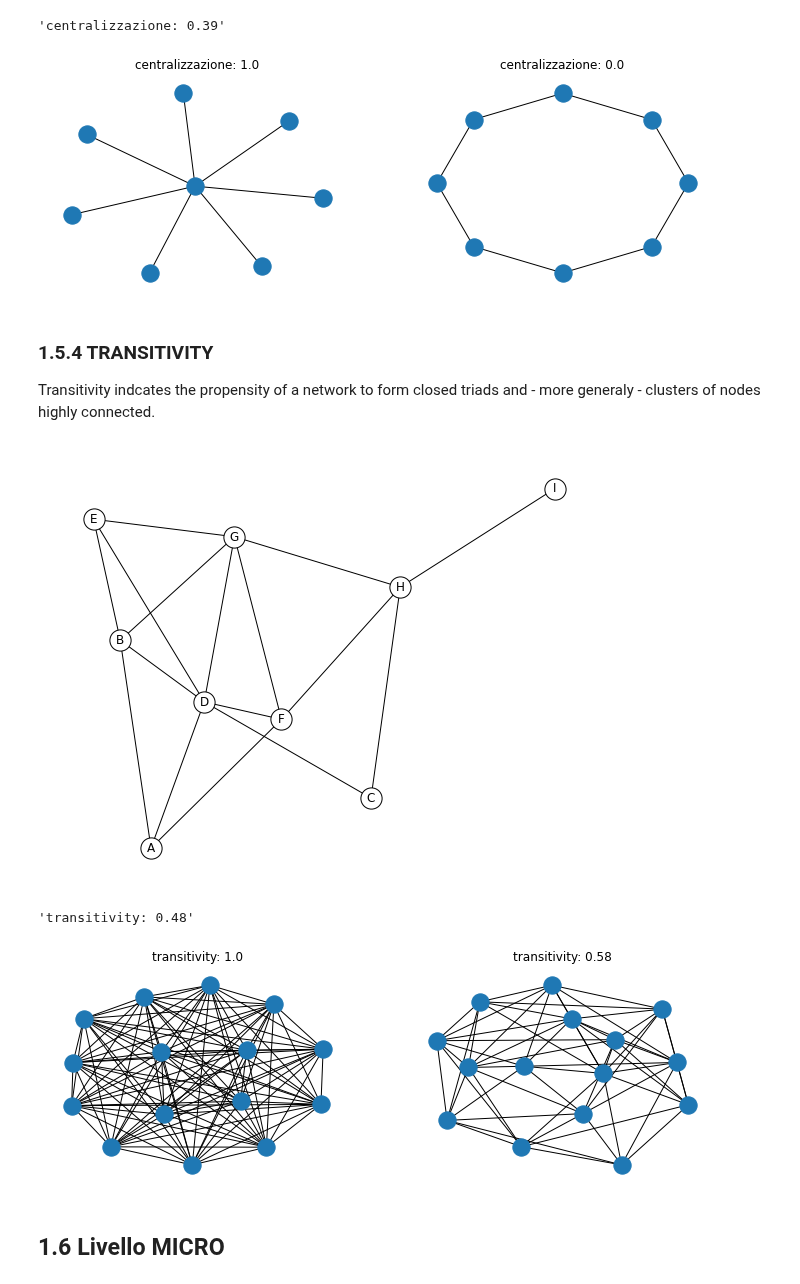
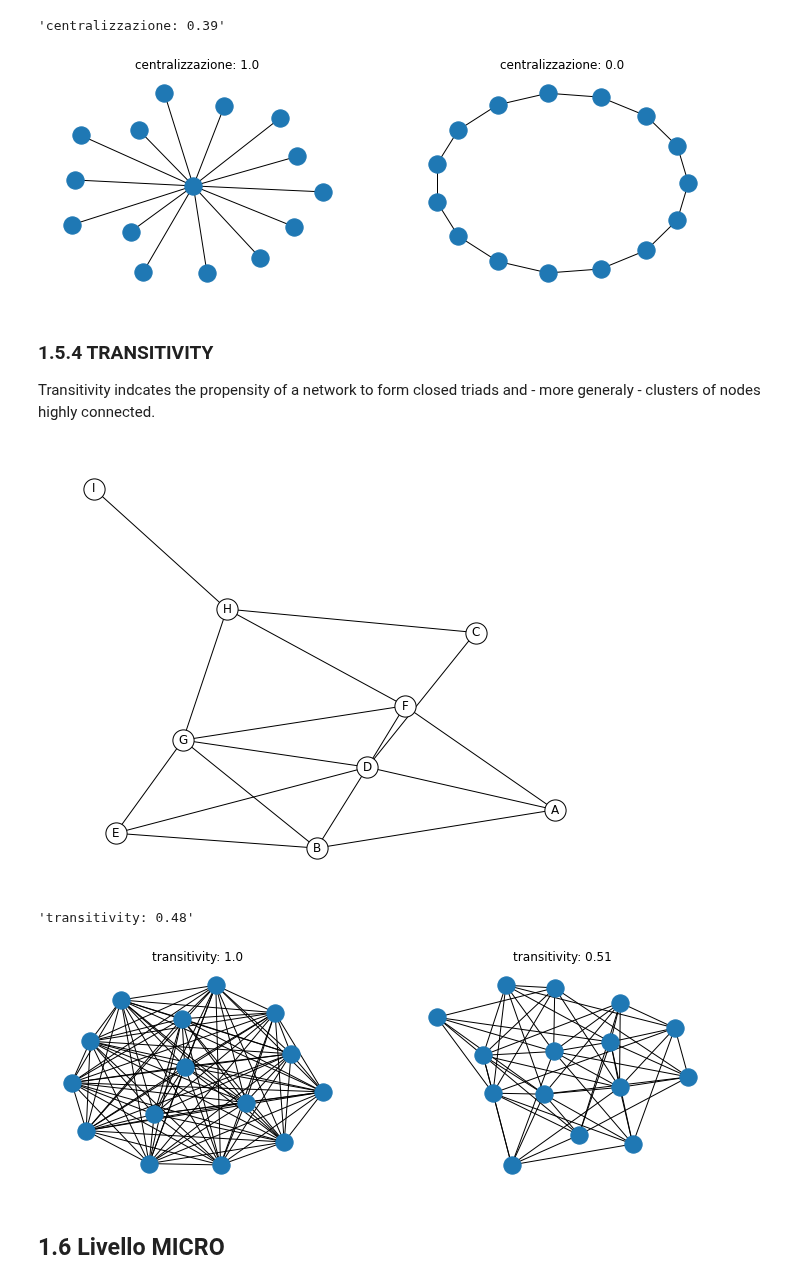
Before and after one commit to alkaest2002/ABGrid, a Jupyter notebook: materials/course 101/esercitazione.ipynb, the cells around one changed output. Saved outputs shown, nothing was run; the diff lists cells and outputs as text; code cells hidden in the pictures.

```diff
--- a/materials/course 101/esercitazione.ipynb
+++ b/materials/course 101/esercitazione.ipynb
@@ -270,26 +228,24 @@ f"centralizzazione: {np.round(get_centralization(Ge),2)}"
 # %%
 # ESEMPI DI CENTRALIZATION
 fig, (ax1, ax2) = plt.subplots(nrows=1, ncols=2, figsize=(12,4))
-
 S = nx.Graph()
-S.add_nodes_from(range(8))
+S.add_nodes_from(range(15))
 nx.add_star(S, S.nodes())
 loc = nx.spring_layout(S)
 nx.draw(S,loc, ax=ax1)
 ax1.set_title(f"centralizzazione: {get_centralization(S)}")
-
-C = C = nx.watts_strogatz_graph(8, 2, 0)
+C = nx.watts_strogatz_graph(15, 2, 0)
 loc = nx.circular_layout(C)
 nx.draw(C,loc, ax=ax2)
 ax2.set_title(f"centralizzazione: {get_centralization(C)}");
 # %% [output]
-[figure, old version]
+[figure, new version]
 # %% [markdown]
 ### 1.5.4 TRANSITIVITY
 
 Transitivity indcates the propensity of a network to form closed triads and - more generaly - clusters of nodes highly connected.
 # %%
-fig, ax = plot_network()
+plot_network(U);
 # %% [output]
-[figure, old version]
+[figure, new version]
 # %%
@@ -299,18 +255,16 @@ f"transitivity: {np.round(nx.transitivity(Ge),2)}"
 # %%
 # ESEMPI DI TRANSITIVITY
 fig, (ax1, ax2) = plt.subplots(nrows=1, ncols=2, figsize=(12,4))
-
 S = nx.complete_graph(15)
 loc = nx.spring_layout(S)
 nx.draw(S,loc, ax=ax1)
 ax1.set_title(f"transitivity: {np.round(nx.transitivity(S),3)}")
-
-C = nx.watts_strogatz_graph(15, 8, .3, seed=42)
+C = nx.watts_strogatz_graph(15, 8, .5, seed=42)
 loc = nx.spring_layout(C)
 nx.draw(C,loc,ax=ax2)
 ax2.set_title(f"transitivity: {np.round(nx.transitivity(C),3)}");
 # %% [output]
-[figure, old version]
+[figure, new version]
 # %% [markdown]
 ## 1.6 Livello MICRO
 # %% [markdown]
```
Also changed, not shown: parts of 35 cells of this notebook.
